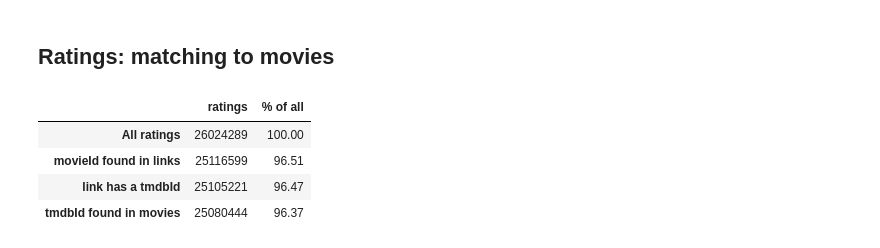
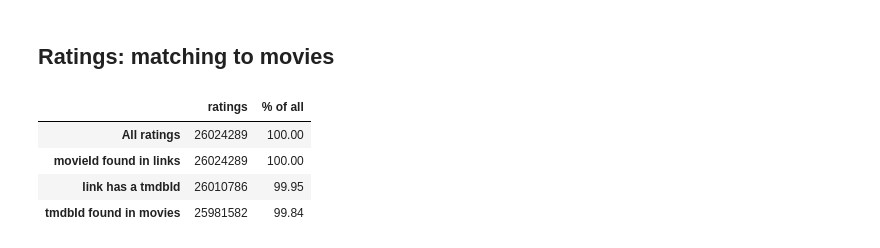
Before and after one commit to SverreHalvorsen/TDT4225-Assignments, a Jupyter notebook: Assignment 3/EDA.ipynb, the cells around one changed output. Drawn from its saved outputs; the diff is of its cells as text; code cells hidden in the pictures.

```diff
--- a/Assignment 3/EDA.ipynb
+++ b/Assignment 3/EDA.ipynb
@@ -639,22 +639,22 @@ plt.tight_layout(); plt.show()
 # %% [markdown]
 ## Ratings: matching to movies
 # %%
-to_tmdb = dict(zip(links['movieId'], links['tmdbId']))
+to_tmdb = dict(zip(links_full['movieId'], links_full['tmdbId']))
 tmdb = ratings['movieId'].map(to_tmdb)
-in_links = ratings['movieId'].isin(links['movieId'])
+in_links = ratings['movieId'].isin(links_full['movieId'])
 has_tmdb = tmdb.notna()
 in_movies = has_tmdb & tmdb.fillna(-1).astype(int).isin(movie_ids)
 
 steps = pd.Series({
     'All ratings': len(ratings),
     'movieId found in links': in_links.sum(),
     'link has a tmdbId': has_tmdb.sum(),
     'tmdbId found in movies': in_movies.sum(),
 })
 pd.DataFrame({'ratings': steps, '% of all': (steps / len(ratings) * 100).round(2)})
 # %% [output]
 |  | ratings | % of all |
 | All ratings | 26024289 | 100.00 |
-| movieId found in links | 25116599 | 96.51 |
-| link has a tmdbId | 25105221 | 96.47 |
-| tmdbId found in movies | 25080444 | 96.37 |
+| movieId found in links | 26024289 | 100.00 |
+| link has a tmdbId | 26010786 | 99.95 |
+| tmdbId found in movies | 25981582 | 99.84 |
```
Also changed, not shown: parts of 6 cells of this notebook.
